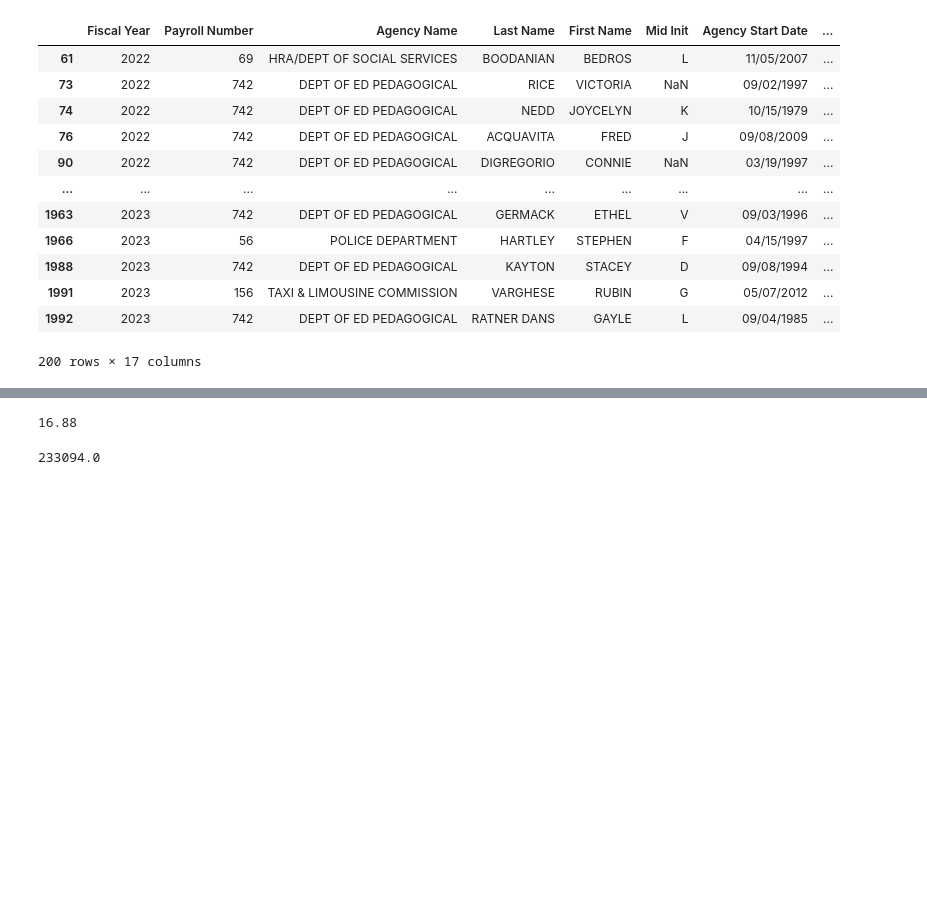
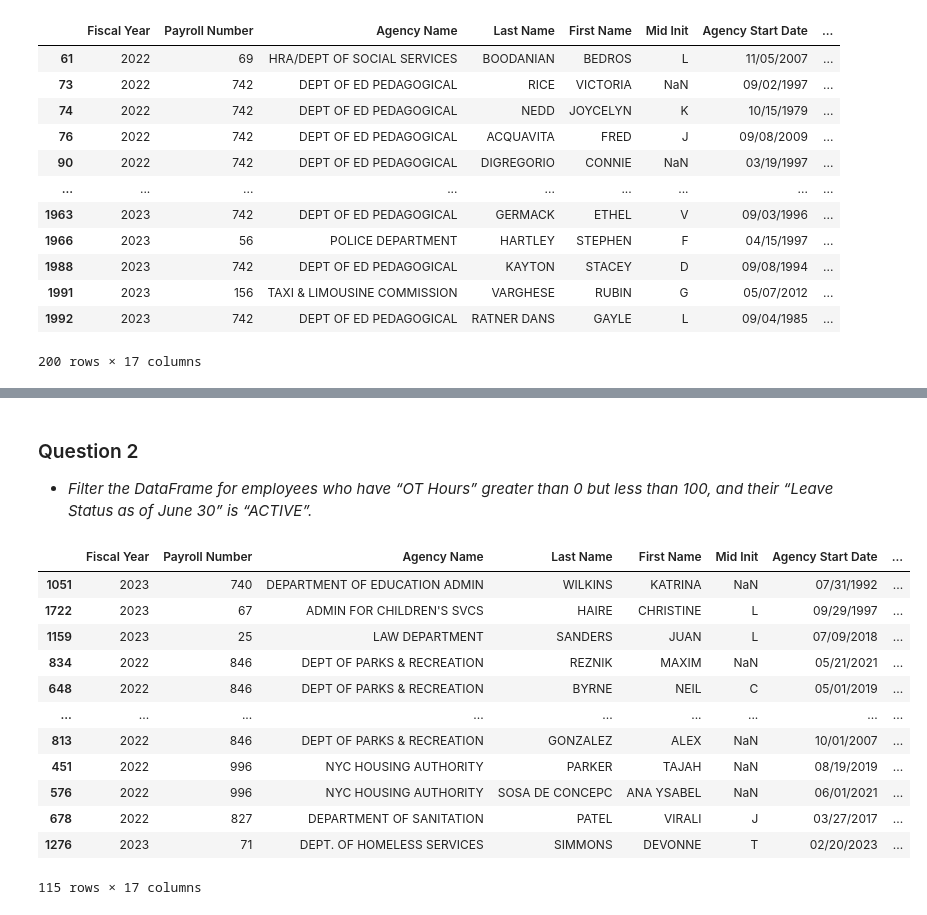
Before and after one commit to brianstoner/Data-Prep-and-Mgmt, a Jupyter notebook: danl_m1_hw4_stoner_brian.ipynb, the cells around one changed output, grey strips where cells are left out. Saved outputs shown, nothing was run; the diff lists cells and outputs as text; code cells hidden in the pictures; blank space fills up the shorter version.

```diff
--- a/danl_m1_hw4_stoner_brian.ipynb
+++ b/danl_m1_hw4_stoner_brian.ipynb
@@ -33,8 +47,23 @@ nyc_payroll.value_counts()
-# %%
-nyc_payroll['Base Salary'].quantile(0.1)
-# %% [output]
-16.88
-# %%
-nyc_payroll['Base Salary'].max()
-# %% [output]
-233094.0
+# %% [markdown]
+### Question 2
+- *Filter the DataFrame for employees who have “OT Hours” greater than 0 but less than 100, and their “Leave Status as of June 30” is “ACTIVE”.*
+# %%
+# We can filter with the query method and pass in each condition as an argument
+# This simplifies the code, compared to using a boolean series for the conditions
+
+emp = nyc_payroll.query("`OT Hours` > 0 & `OT Hours` < 90 & `Leave Status as of June 30` == 'ACTIVE'")
+emp.sort_values(['OT Hours'], ascending=True)
+# %% [output]
+|  | Fiscal Year | Payroll Number | Agency Name | Last Name | First Name | Mid Init | Agency Start Date | ... |
+| 1051 | 2023 | 740 | DEPARTMENT OF EDUCATION ADMIN | WILKINS | KATRINA | NaN | 07/31/1992 | ... |
+| 1722 | 2023 | 67 | ADMIN FOR CHILDREN'S SVCS | HAIRE | CHRISTINE | L | 09/29/1997 | ... |
+| 1159 | 2023 | 25 | LAW DEPARTMENT | SANDERS | JUAN | L | 07/09/2018 | ... |
+| 834 | 2022 | 846 | DEPT OF PARKS & RECREATION | REZNIK | MAXIM | NaN | 05/21/2021 | ... |
+| 648 | 2022 | 846 | DEPT OF PARKS & RECREATION | BYRNE | NEIL | C | 05/01/2019 | ... |
+| ... | ... | ... | ... | ... | ... | ... | ... | ... |
+| 813 | 2022 | 846 | DEPT OF PARKS & RECREATION | GONZALEZ | ALEX | NaN | 10/01/2007 | ... |
+| 451 | 2022 | 996 | NYC HOUSING AUTHORITY | PARKER | TAJAH | NaN | 08/19/2019 | ... |
+| 576 | 2022 | 996 | NYC HOUSING AUTHORITY | SOSA DE CONCEPC | ANA YSABEL | NaN | 06/01/2021 | ... |
+| 678 | 2022 | 827 | DEPARTMENT OF SANITATION | PATEL | VIRALI | J | 03/27/2017 | ... |
+| 1276 | 2023 | 71 | DEPT. OF HOMELESS SERVICES | SIMMONS | DEVONNE | T | 02/20/2023 | ... |
+115 rows × 17 columns
```
Also changed, not shown: parts of 2 cells of this notebook.
